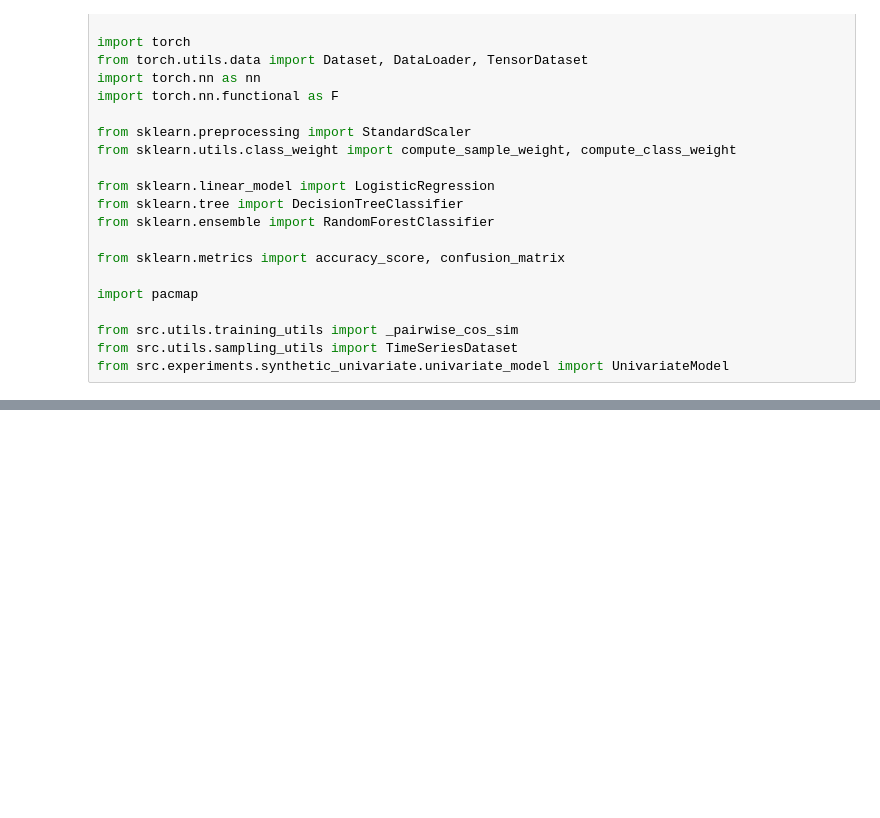
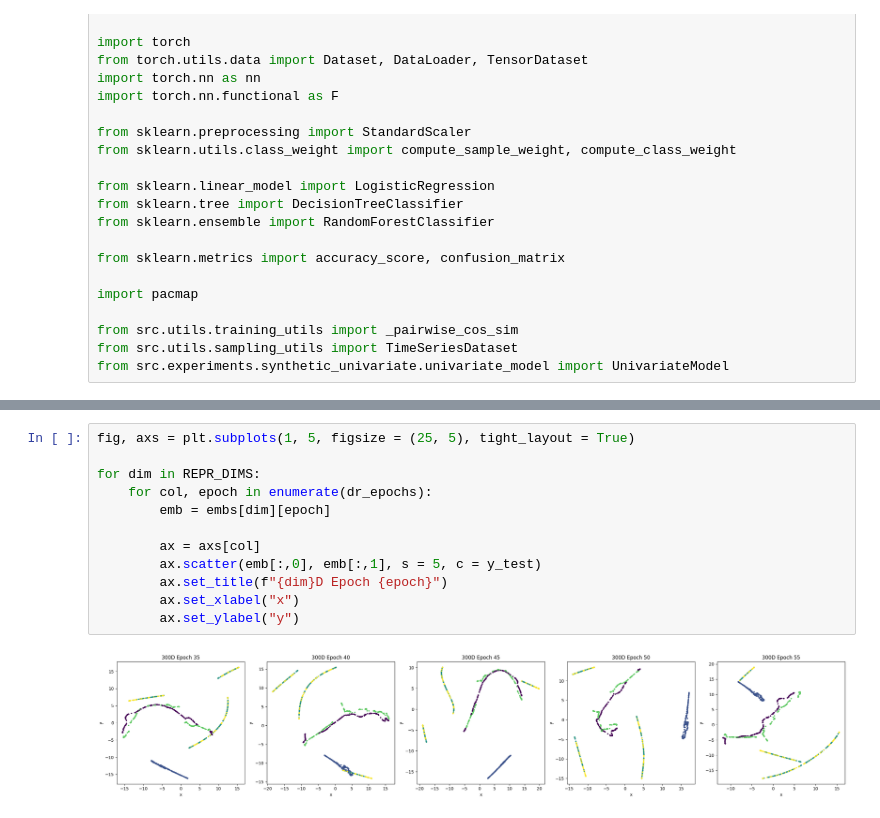
Before and after one commit to haiyan-wang/proto-tsrl, a Jupyter notebook: src/experiments/synthetic_univariate/periodic_experiments.ipynb, the cells around one changed output, grey strips where cells are left out. Drawn from its saved outputs; the diff is of its cells as text; blank space fills up the shorter version.

```diff
--- a/src/experiments/synthetic_univariate/periodic_experiments.ipynb
+++ b/src/experiments/synthetic_univariate/periodic_experiments.ipynb
@@ -108,0 +434,14 @@ for dim in REPR_DIMS:
+# %%
+fig, axs = plt.subplots(1, 5, figsize = (25, 5), tight_layout = True)
+
+for dim in REPR_DIMS:
+    for col, epoch in enumerate(dr_epochs):
+        emb = embs[dim][epoch]
+
+        ax = axs[col]
+        ax.scatter(emb[:,0], emb[:,1], s = 5, c = y_test)
+        ax.set_title(f"{dim}D Epoch {epoch}")
+        ax.set_xlabel("x")
+        ax.set_ylabel("y")
+# %% [output]
+[figure, added]
```
Also changed, not shown: parts of 17 cells of this notebook.
